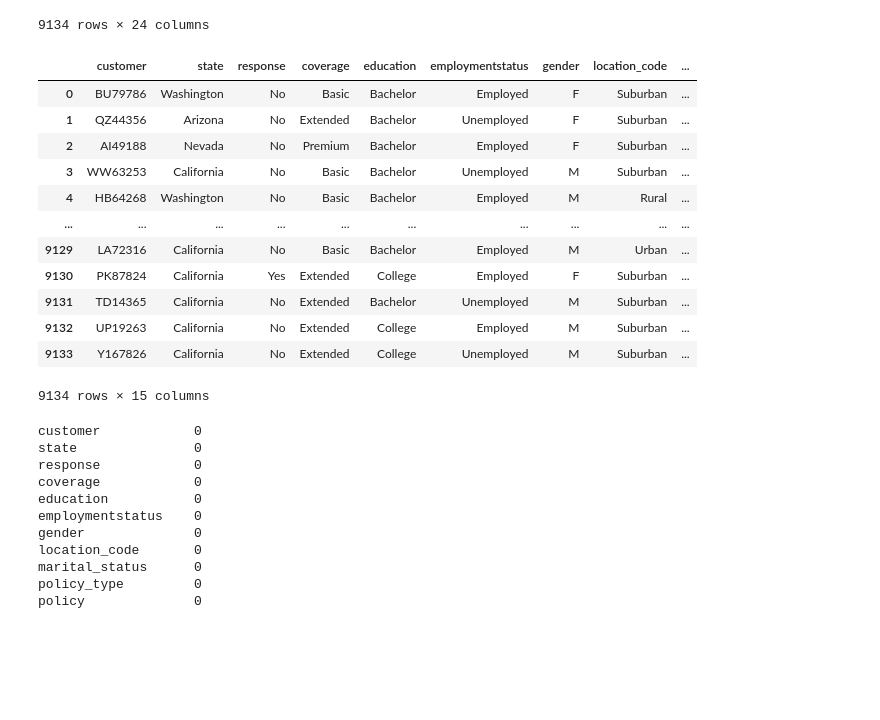
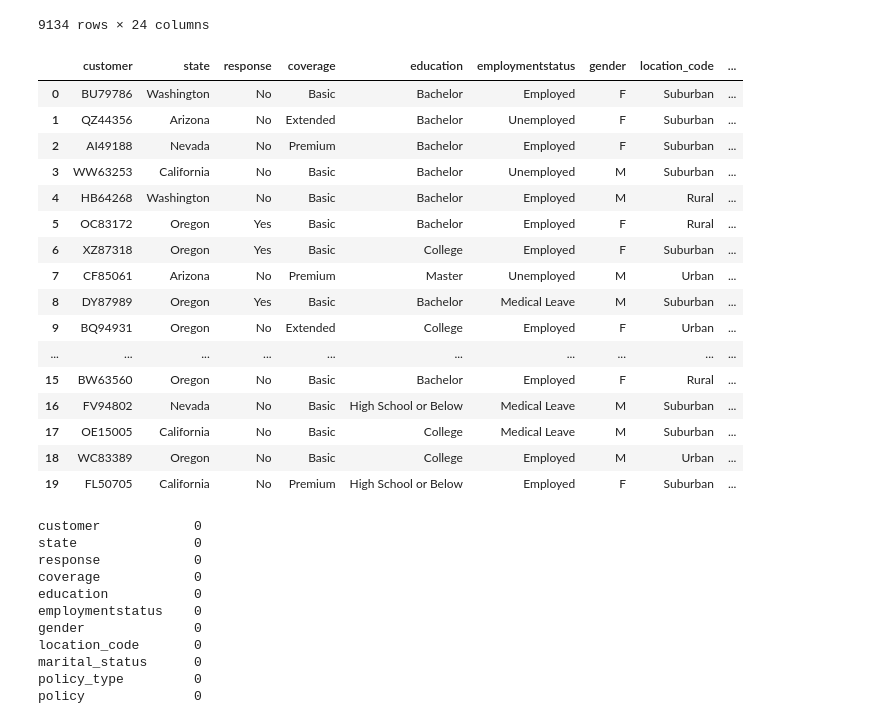
Before and after one commit to Duhne/LAB_cleaning_categorical_data, a Jupyter notebook: files_for_lab/Cleaning categorical Data.ipynb, the cells around one changed output. Cells and saved outputs as stored; diff of their text form; code cells hidden in the pictures; blank space fills up the shorter version.

```diff
--- a/files_for_lab/Cleaning categorical Data.ipynb
+++ b/files_for_lab/Cleaning categorical Data.ipynb
@@ -42,21 +42,25 @@ customer_df
 # %%
 # 2. Find  all of the categorical data.  Save it in a categorical_df variable.
 categorical_df = customer_df.select_dtypes(object)
-categorical_df
+categorical_df.head(20)
 # %% [output]
 |  | customer | state | response | coverage | education | employmentstatus | gender | location_code | ... |
 | 0 | BU79786 | Washington | No | Basic | Bachelor | Employed | F | Suburban | ... |
 | 1 | QZ44356 | Arizona | No | Extended | Bachelor | Unemployed | F | Suburban | ... |
 | 2 | AI49188 | Nevada | No | Premium | Bachelor | Employed | F | Suburban | ... |
 | 3 | WW63253 | California | No | Basic | Bachelor | Unemployed | M | Suburban | ... |
 | 4 | HB64268 | Washington | No | Basic | Bachelor | Employed | M | Rural | ... |
+| 5 | OC83172 | Oregon | Yes | Basic | Bachelor | Employed | F | Rural | ... |
+| 6 | XZ87318 | Oregon | Yes | Basic | College | Employed | F | Suburban | ... |
+| 7 | CF85061 | Arizona | No | Premium | Master | Unemployed | M | Urban | ... |
+| 8 | DY87989 | Oregon | Yes | Basic | Bachelor | Medical Leave | M | Suburban | ... |
+| 9 | BQ94931 | Oregon | No | Extended | College | Employed | F | Urban | ... |
 | ... | ... | ... | ... | ... | ... | ... | ... | ... | ... |
-| 9129 | LA72316 | California | No | Basic | Bachelor | Employed | M | Urban | ... |
-| 9130 | PK87824 | California | Yes | Extended | College | Employed | F | Suburban | ... |
-| 9131 | TD14365 | California | No | Extended | Bachelor | Unemployed | M | Suburban | ... |
-| 9132 | UP19263 | California | No | Extended | College | Employed | M | Suburban | ... |
-| 9133 | Y167826 | California | No | Extended | College | Unemployed | M | Suburban | ... |
+| 15 | BW63560 | Oregon | No | Basic | Bachelor | Employed | F | Rural | ... |
+| 16 | FV94802 | Nevada | No | Basic | High School or Below | Medical Leave | M | Suburban | ... |
+| 17 | OE15005 | California | No | Basic | College | Medical Leave | M | Suburban | ... |
+| 18 | WC83389 | Oregon | No | Basic | College | Employed | M | Urban | ... |
+| 19 | FL50705 | California | No | Premium | High School or Below | Employed | F | Suburban | ... |
-9134 rows × 15 columns
 # %%
 # 3. Check for NaN values.
 categorical_df.isnull().sum()
```
Also changed, not shown: parts of 5 cells of this notebook.
